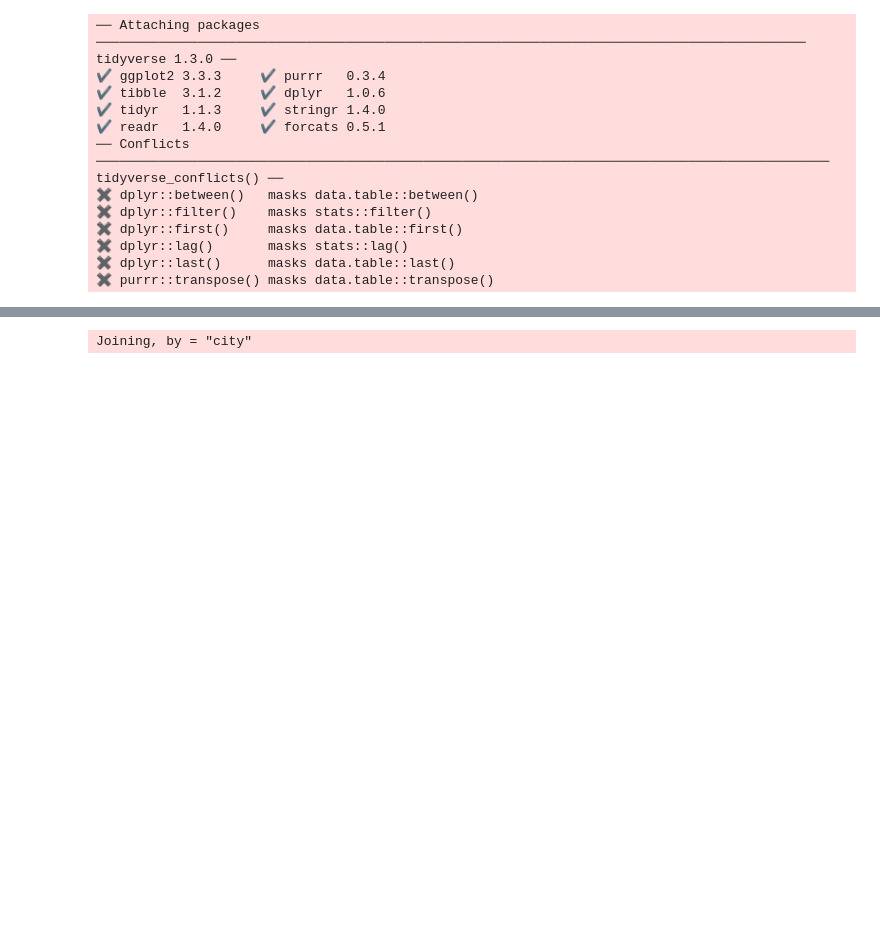
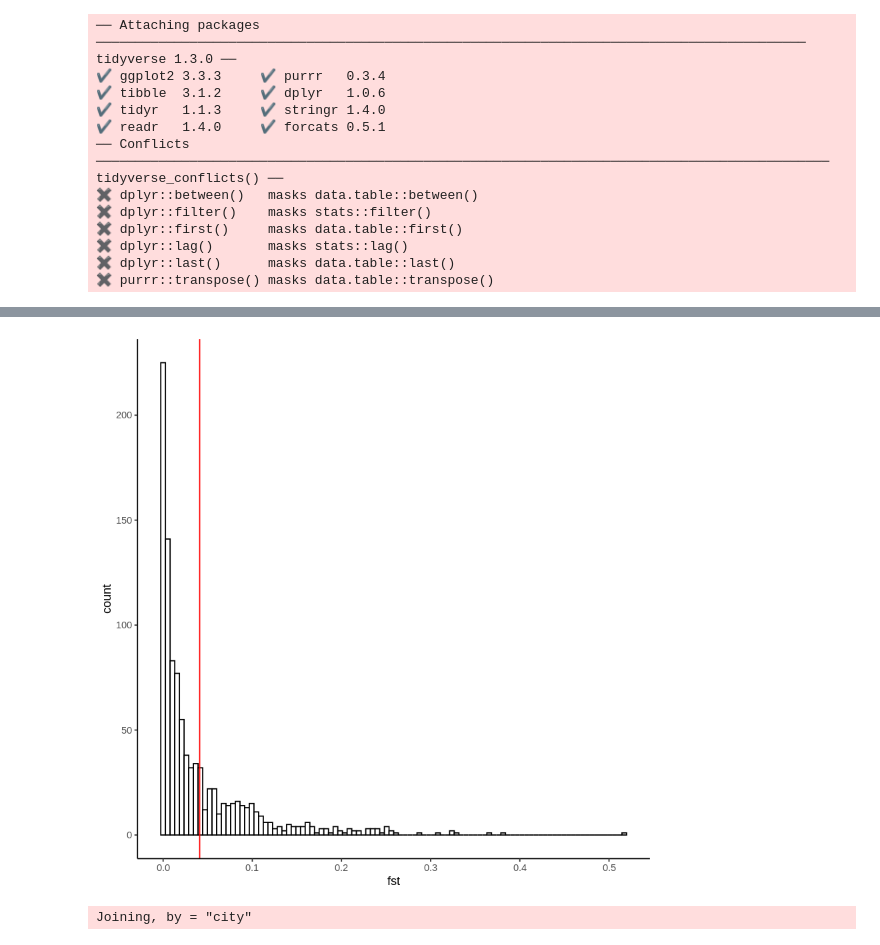
Before and after one commit to James-S-Santangelo/glue_pc, a Jupyter notebook: genomic-analyses/notebooks/hcn_differentiation.r.ipynb, the cells around one changed output, grey strips where cells are left out. Saved outputs shown, nothing was run; the diff lists cells and outputs as text; code cells hidden in the pictures; blank space fills up the shorter version.

```diff
--- a/genomic-analyses/notebooks/hcn_differentiation.r.ipynb
+++ b/genomic-analyses/notebooks/hcn_differentiation.r.ipynb
@@ -231 +219,10 @@ nulls <- df_afs_inter %>%
+# %%
+# Example permutation test
+nulls %>% filter(city == 'Bogota') %>%
+    ggplot(aes(x = fst)) +
+    geom_histogram(bins = 100, color = 'black', fill = 'white') +
+    geom_vline(xintercept = obs_hcnFst %>% filter(city == 'Bogota') %>% pull(fst), color = 'red') +
+    theme_classic()
+# %% [output]
+[figure, added]
 # %%
```
Also changed, not shown: parts of 11 cells of this notebook.
